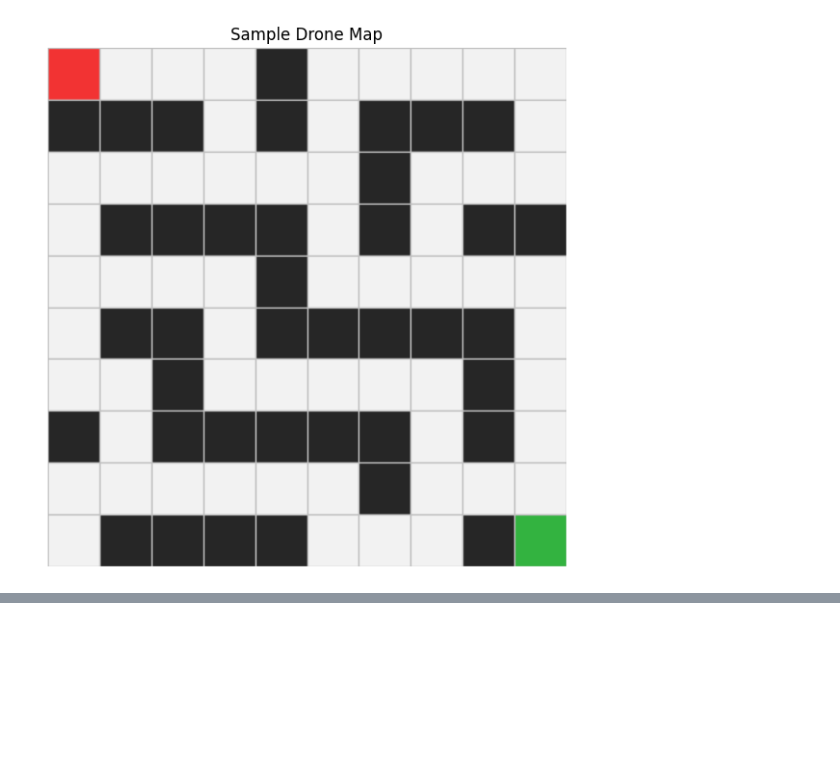
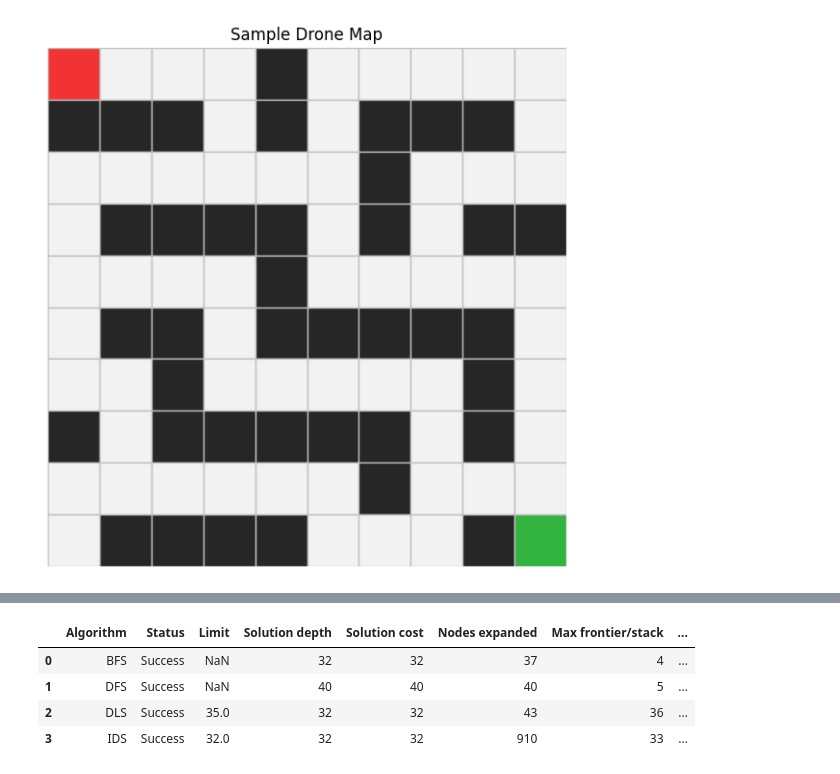
Before and after one commit to Vera-Dugah/AI_Lab1_Lab2_Vera_Dugah, a Jupyter notebook: Vera_Dugah_Lab_1A.ipynb, the cells around one changed output, grey strips where cells are left out. Saved outputs shown, nothing was run; the diff lists cells and outputs as text; code cells hidden in the pictures; blank space fills up the shorter version.

```diff
--- a/Vera_Dugah_Lab_1A.ipynb
+++ b/Vera_Dugah_Lab_1A.ipynb
@@ -469,0 +595,38 @@ class DepthLimitedSearch(SearchAlgorithm):
+# %%
+# Custom map2
+custom_grid_2 = [
+    [0, 0, 0, 1, 0, 0, 0, 0, 0, 0, 0, 0, 0, 1, 0],
+    [1, 1, 0, 1, 1, 1, 0, 1, 0, 1, 1, 1, 0, 1, 0],
+    [0, 1, 0, 0, 0, 1, 0, 1, 0, 1, 0, 0, 0, 0, 0],
+    [0, 1, 1, 0, 0, 1, 1, 1, 0, 1, 1, 1, 1, 1, 0],
+    [0, 0, 0, 1, 0, 0, 0, 1, 0, 0, 0, 0, 0, 1, 0],
+    [0, 1, 0, 1, 1, 1, 0, 1, 1, 1, 1, 1, 0, 1, 1],
+    [0, 1, 0, 0, 0, 1, 0, 1, 0, 0, 0, 1, 0, 0, 0],
+    [1, 0, 0, 1, 0, 1, 0, 1, 0, 1, 0, 1, 0, 1, 0],
+    [0, 0, 0, 1, 0, 1, 0, 0, 0, 1, 0, 1, 0, 0, 0],
+    [0, 1, 1, 1, 1, 1, 1, 1, 1, 1, 0, 1, 1, 1, 0],
+    [0, 1, 0, 0, 0, 0, 0, 0, 0, 1, 0, 0, 0, 0, 0],
+    [0, 1, 0, 1, 1, 1, 0, 1, 0, 1, 1, 1, 1, 1, 0],
+    [0, 0, 0, 1, 0, 0, 0, 1, 0, 1, 0, 0, 0, 0, 0],
+    [0, 1, 1, 1, 0, 1, 0, 1, 0, 1, 0, 1, 1, 1, 0],
+    [0, 0, 0, 0, 0, 1, 0, 0, 0, 0, 0, 0, 0, 0, 0],
+]
+
+custom_start_2 = (0, 0)
+custom_goal_2 = (14, 14)
+
+custom_problem_2 = GridProblem(custom_grid_2, custom_start_2, custom_goal_2)
+custom_results_2 = [
+    bfs.search(custom_problem_2),
+    dfs.search(custom_problem_2),
+    dls.search(custom_problem_2, limit=35),
+    ids.search(custom_problem_2, max_depth=50),
+]
+
+show_results(custom_results_2)
+# %% [output]
+|  | Algorithm | Status | Limit | Solution depth | Solution cost | Nodes expanded | Max frontier/stack | ... |
+| 0 | BFS | Success | NaN | 32 | 32 | 37 | 4 | ... |
+| 1 | DFS | Success | NaN | 40 | 40 | 40 | 5 | ... |
+| 2 | DLS | Success | 35.0 | 32 | 32 | 43 | 36 | ... |
+| 3 | IDS | Success | 32.0 | 32 | 32 | 910 | 33 | ... |
```
Also changed, not shown: parts of 12 cells of this notebook.
